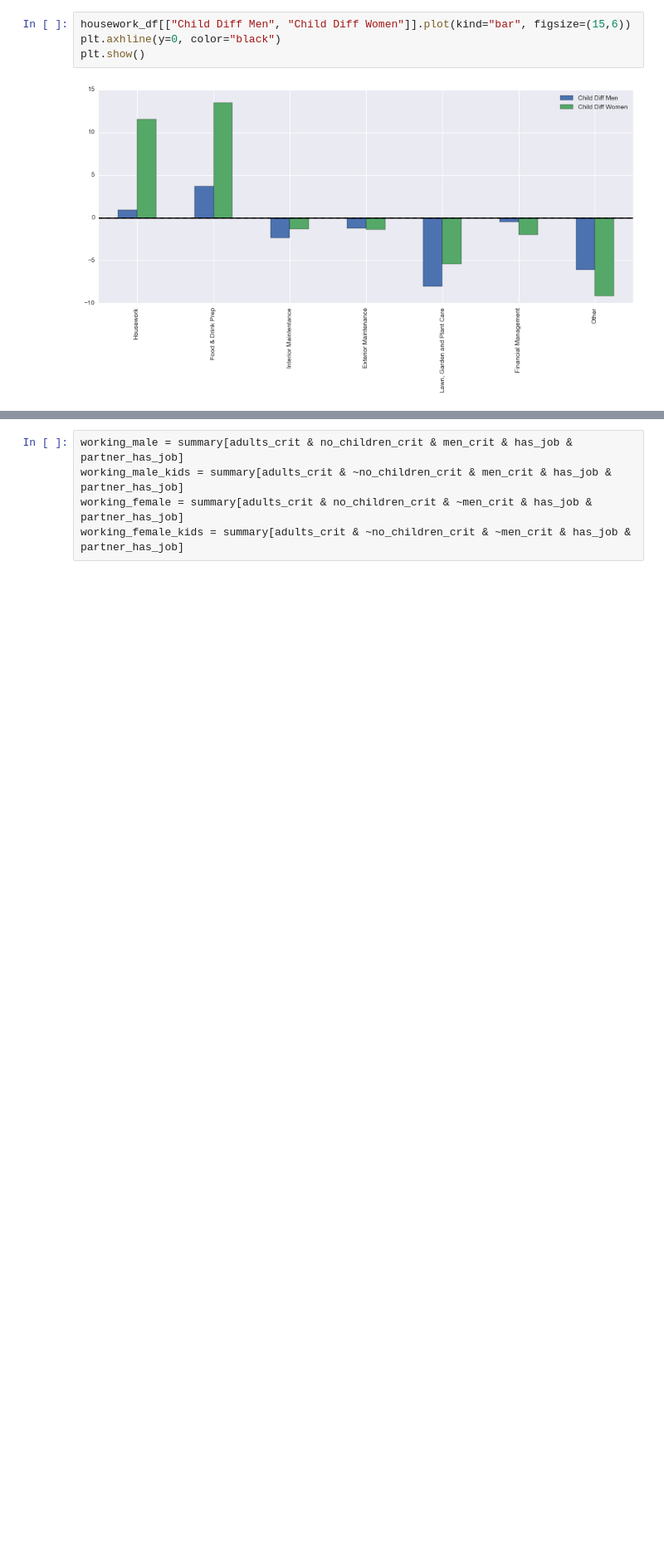
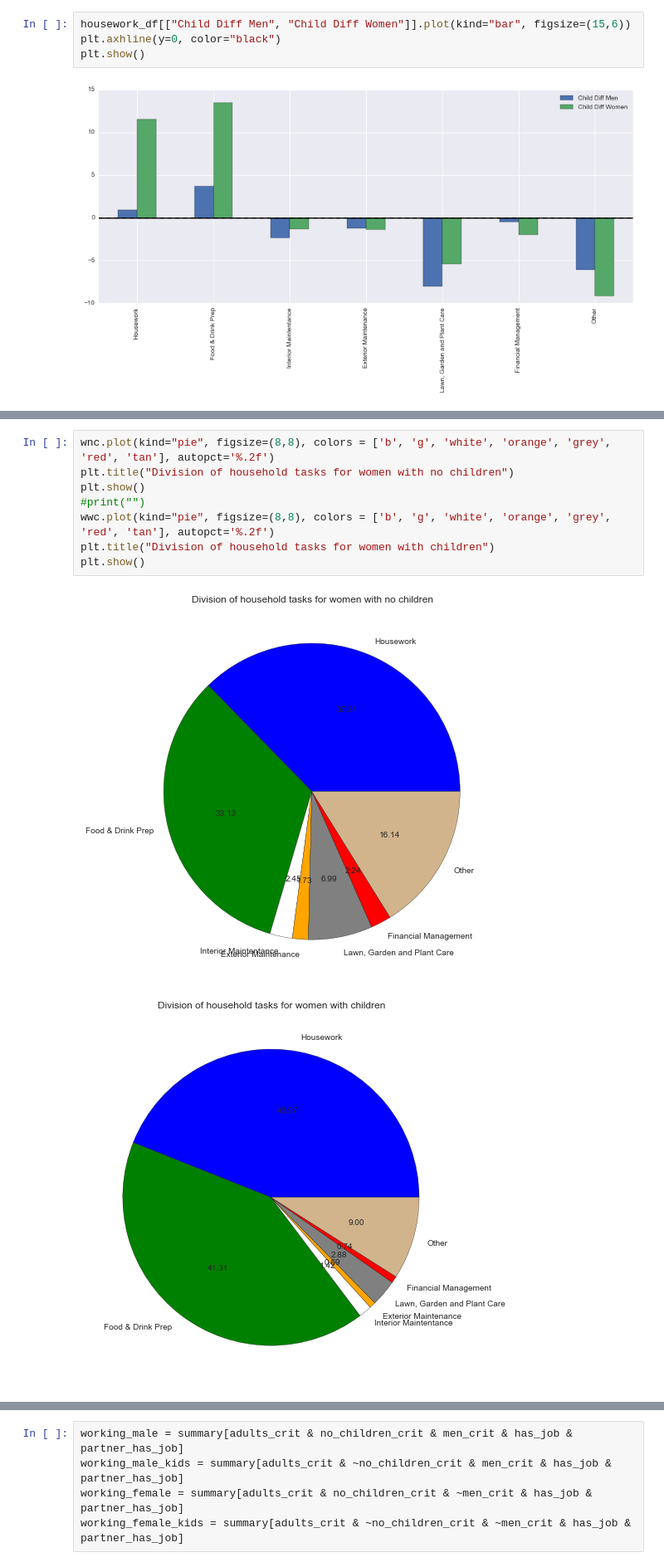
Before and after one commit to tiyd-python-2015-01/atus-analysis, a Jupyter notebook: ATUS_Analysis.ipynb, the cells around one changed output, grey strips where cells are left out. Shown: that part at 83% size. Saved outputs shown, nothing was run; the diff lists cells and outputs as text; blank space fills up the shorter version.

```diff
--- a/ATUS_Analysis.ipynb
+++ b/ATUS_Analysis.ipynb
@@ -170 +199,12 @@ plt.show()
+# %%
+wnc.plot(kind="pie", figsize=(8,8), colors = ['b', 'g', 'white', 'orange', 'grey', 'red', 'tan'], autopct='%.2f')
+plt.title("Division of household tasks for women with no children")
+plt.show()
+#print("")
+wwc.plot(kind="pie", figsize=(8,8), colors = ['b', 'g', 'white', 'orange', 'grey', 'red', 'tan'], autopct='%.2f')
+plt.title("Division of household tasks for women with children")
+plt.show()
+# %% [output]
+[figure, added]
+[figure, added]
 # %% [markdown]
```
Also changed, not shown: parts of 19 cells of this notebook.
